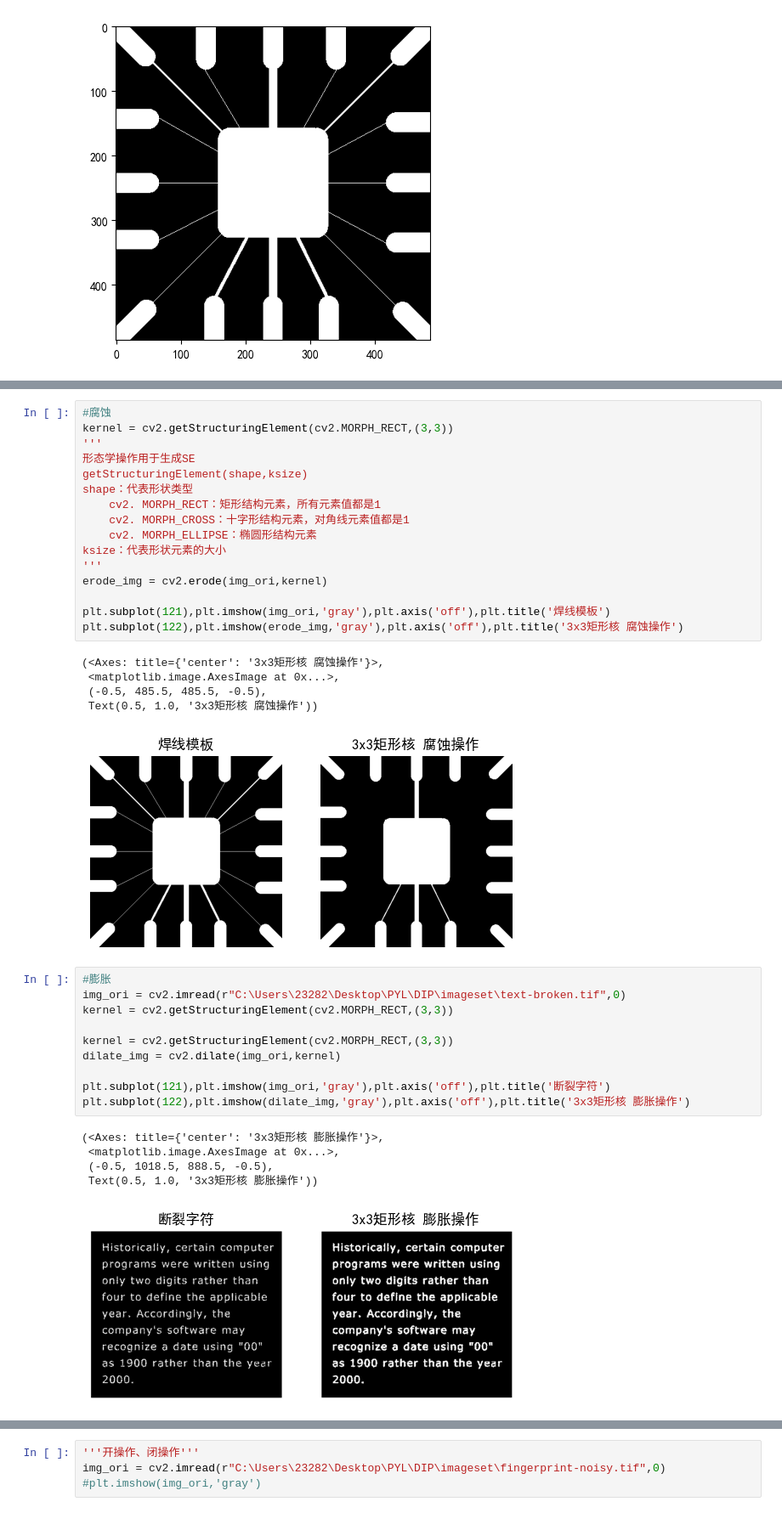
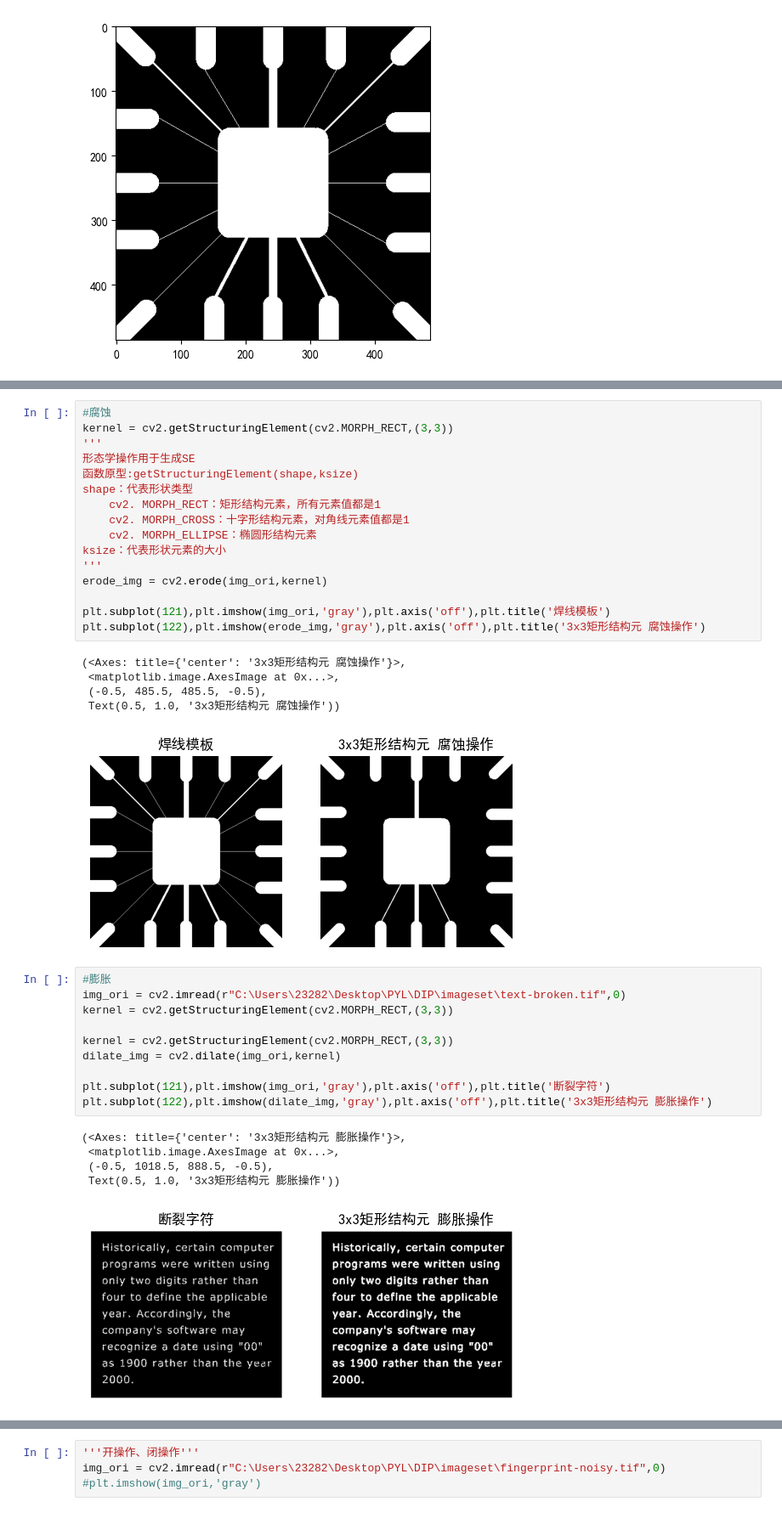
Before and after one commit to chenyuntaot/-, a Jupyter notebook: chapter9.ipynb, the cells around one changed output, grey strips where cells are left out. Shown at 85% size. Saved outputs shown, nothing was run; the diff lists cells and outputs as text.

```diff
--- a/chapter9.ipynb
+++ b/chapter9.ipynb
@@ -21,7 +25,7 @@ plt.imshow(img_ori,'gray')
 kernel = cv2.getStructuringElement(cv2.MORPH_RECT,(3,3))
 '''
 形态学操作用于生成SE
-getStructuringElement(shape,ksize)
+函数原型:getStructuringElement(shape,ksize)
 shape：代表形状类型
     cv2. MORPH_RECT：矩形结构元素，所有元素值都是1
     cv2. MORPH_CROSS：十字形结构元素，对角线元素值都是1
@@ -31,26 +35,26 @@ ksize：代表形状元素的大小
 erode_img = cv2.erode(img_ori,kernel)
 
 plt.subplot(121),plt.imshow(img_ori,'gray'),plt.axis('off'),plt.title('焊线模板')
-plt.subplot(122),plt.imshow(erode_img,'gray'),plt.axis('off'),plt.title('3x3矩形核 腐蚀操作')
+plt.subplot(122),plt.imshow(erode_img,'gray'),plt.axis('off'),plt.title('3x3矩形结构元 腐蚀操作')
 # %% [output]
-(<Axes: title={'center': '3x3矩形核 腐蚀操作'}>,
+(<Axes: title={'center': '3x3矩形结构元 腐蚀操作'}>,
  <matplotlib.image.AxesImage at 0x...>,
  (-0.5, 485.5, 485.5, -0.5),
- Text(0.5, 1.0, '3x3矩形核 腐蚀操作'))
+ Text(0.5, 1.0, '3x3矩形结构元 腐蚀操作'))
-[figure, old version]
+[figure, new version]
 # %%
 #膨胀
 img_ori = cv2.imread(r"C:\Users\23282\Desktop\PYL\DIP\imageset\text-broken.tif",0)
 kernel = cv2.getStructuringElement(cv2.MORPH_RECT,(3,3))
 
 kernel = cv2.getStructuringElement(cv2.MORPH_RECT,(3,3))
 dilate_img = cv2.dilate(img_ori,kernel)
 
 plt.subplot(121),plt.imshow(img_ori,'gray'),plt.axis('off'),plt.title('断裂字符')
-plt.subplot(122),plt.imshow(dilate_img,'gray'),plt.axis('off'),plt.title('3x3矩形核 膨胀操作')
+plt.subplot(122),plt.imshow(dilate_img,'gray'),plt.axis('off'),plt.title('3x3矩形结构元 膨胀操作')
 # %% [output]
-(<Axes: title={'center': '3x3矩形核 膨胀操作'}>,
+(<Axes: title={'center': '3x3矩形结构元 膨胀操作'}>,
  <matplotlib.image.AxesImage at 0x...>,
  (-0.5, 1018.5, 888.5, -0.5),
- Text(0.5, 1.0, '3x3矩形核 膨胀操作'))
+ Text(0.5, 1.0, '3x3矩形结构元 膨胀操作'))
-[figure, old version]
+[figure, new version]
```
Also changed, not shown: parts of 37 cells of this notebook.
